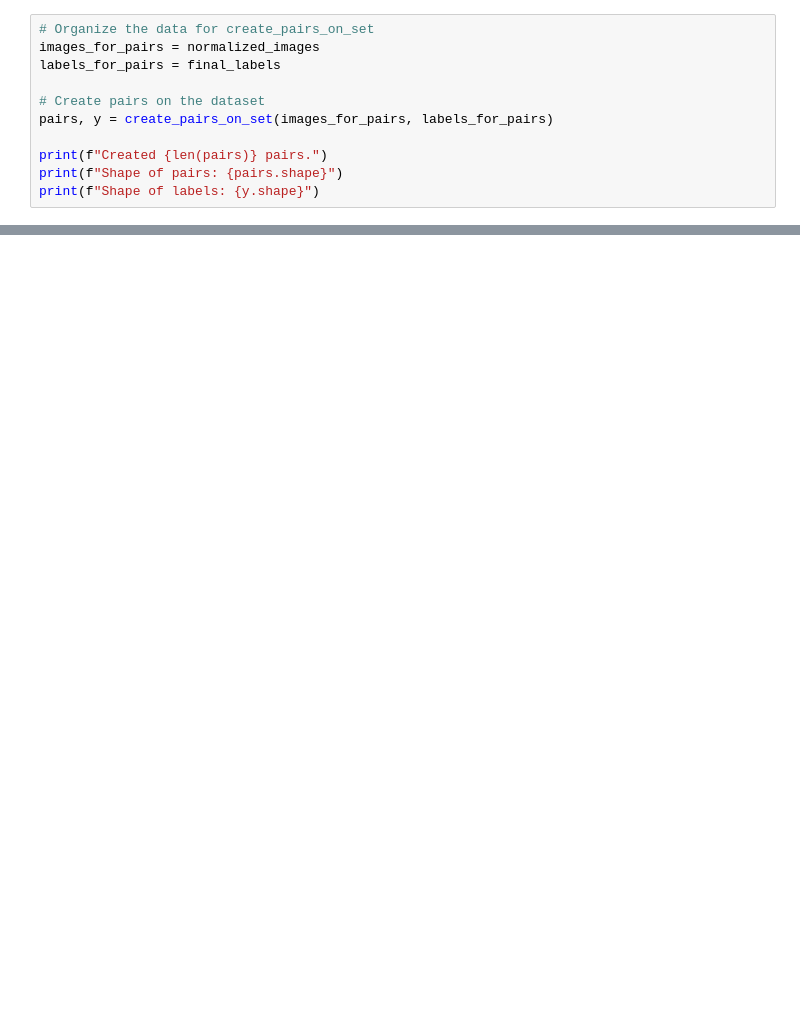
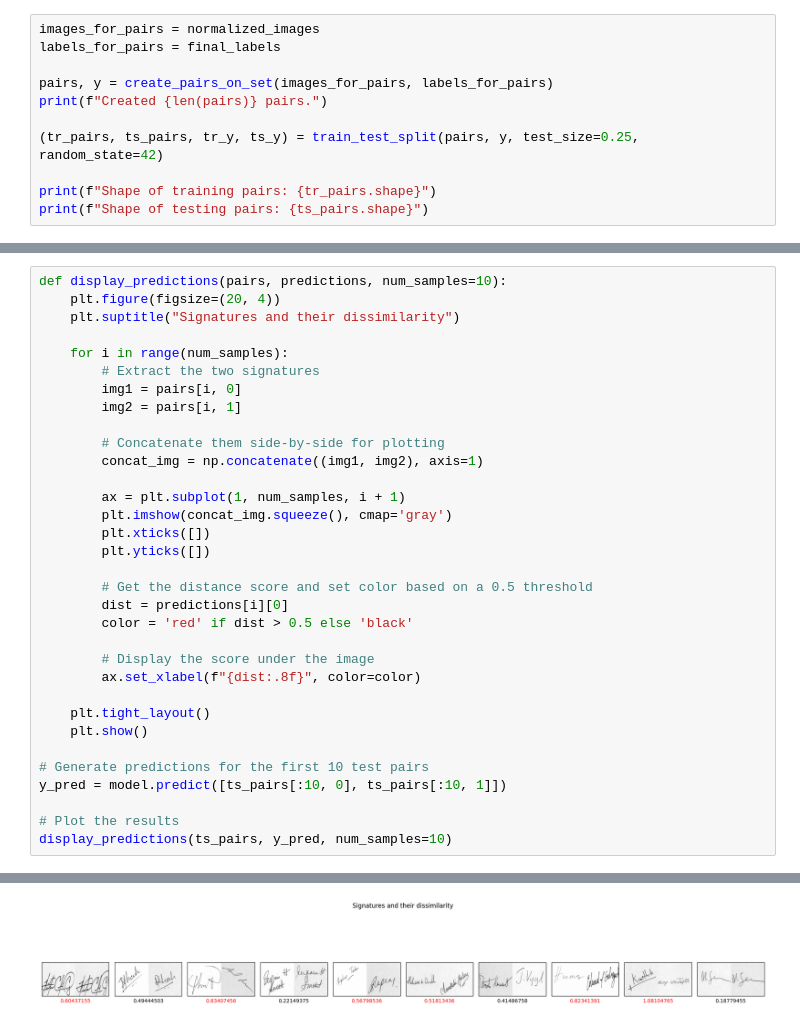
Before and after one commit to tokihab/signature-similarity, a Jupyter notebook: Siamese_Signatures.ipynb, the cells around one changed output, grey strips where cells are left out. Drawn from its saved outputs; the diff is of its cells as text; blank space fills up the shorter version.

```diff
--- a/Siamese_Signatures.ipynb
+++ b/Siamese_Signatures.ipynb
@@ -136,12 +135,12 @@ Shape of final labels: (1320,)
 # %%
-# Organize the data for create_pairs_on_set
 images_for_pairs = normalized_images
 labels_for_pairs = final_labels
 
-# Create pairs on the dataset
 pairs, y = create_pairs_on_set(images_for_pairs, labels_for_pairs)
+print(f"Created {len(pairs)} pairs.")
 
-print(f"Created {len(pairs)} pairs.")
-print(f"Shape of pairs: {pairs.shape}")
-print(f"Shape of labels: {y.shape}")
+(tr_pairs, ts_pairs, tr_y, ts_y) = train_test_split(pairs, y, test_size=0.25, random_state=42)
+
+print(f"Shape of training pairs: {tr_pairs.shape}")
+print(f"Shape of testing pairs: {ts_pairs.shape}")
 # %% [output]
@@ -343,0 +249,34 @@ display_images(tr_pairs[:, 0][indexes,], tr_pairs[:, 1][indexes,], y_pred_train[
+# %%
+def display_predictions(pairs, predictions, num_samples=10):
+    plt.figure(figsize=(20, 4))
+    plt.suptitle("Signatures and their dissimilarity")
+
+    for i in range(num_samples):
+        # Extract the two signatures
+        img1 = pairs[i, 0]
+        img2 = pairs[i, 1]
+
+        # Concatenate them side-by-side for plotting
+        concat_img = np.concatenate((img1, img2), axis=1)
+
+        ax = plt.subplot(1, num_samples, i + 1)
+        plt.imshow(concat_img.squeeze(), cmap='gray')
+        plt.xticks([])
+        plt.yticks([])
+
+        # Get the distance score and set color based on a 0.5 threshold
+        dist = predictions[i][0]
+        color = 'red' if dist > 0.5 else 'black'
+
+        # Display the score under the image
+        ax.set_xlabel(f"{dist:.8f}", color=color)
+
+    plt.tight_layout()
+    plt.show()
+
+# Generate predictions for the first 10 test pairs
+y_pred = model.predict([ts_pairs[:10, 0], ts_pairs[:10, 1]])
+
+# Plot the results
+display_predictions(ts_pairs, y_pred, num_samples=10)
+# %% [output]
@@ -343,0 +284 @@ display_images(tr_pairs[:, 0][indexes,], tr_pairs[:, 1][indexes,], y_pred_train[
+[figure, added]
```
Also changed, not shown: parts of 27 cells of this notebook.
